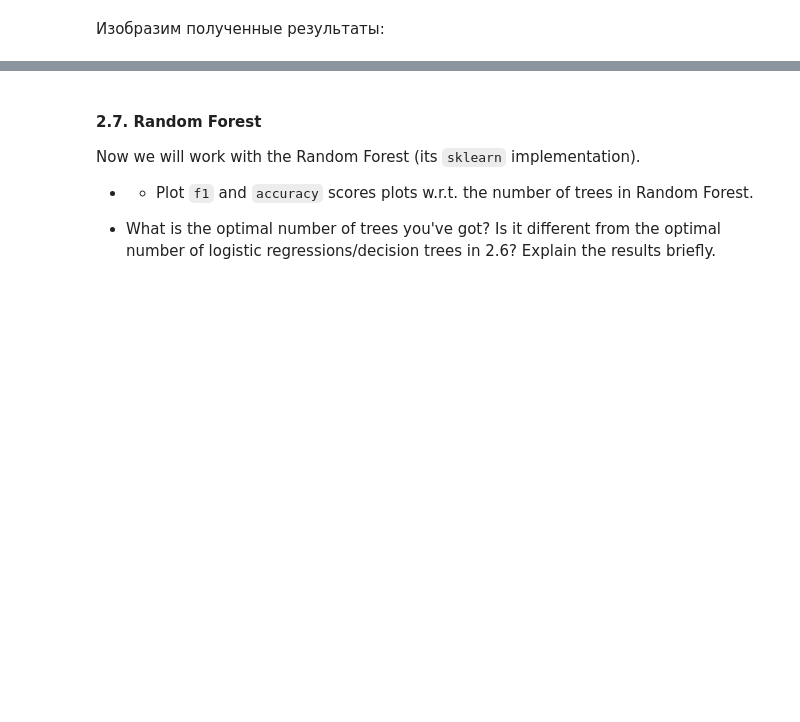
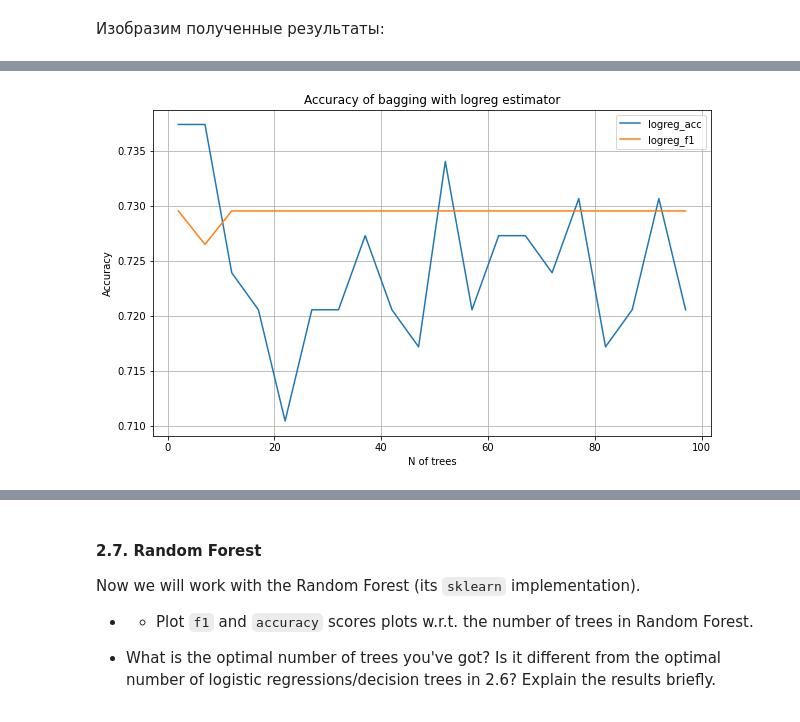
Before and after one commit to adtsvetkov/ml_made, a Jupyter notebook: Lab1_part2_ml_pipeline.ipynb, the cells around one changed output, grey strips where cells are left out. Saved outputs shown, nothing was run; the diff lists cells and outputs as text; code cells hidden in the pictures; blank space fills up the shorter version.

```diff
--- a/Lab1_part2_ml_pipeline.ipynb
+++ b/Lab1_part2_ml_pipeline.ipynb
@@ -583,0 +592,12 @@ plt.show()
+# %%
+plt.figure(figsize=(10, 6))
+plt.plot(np.arange(2, 100, 5), logreg_acc, label="logreg_acc")
+plt.plot(np.arange(2, 100, 5), logreg_f1, label="logreg_f1")
+plt.title("Accuracy of bagging with logreg estimator")
+plt.xlabel("N of trees")
+plt.ylabel("Accuracy")
+plt.legend()
+plt.grid()
+plt.show()
+# %% [output]
+[figure, added]
```
Also changed, not shown: parts of 50 cells of this notebook.
